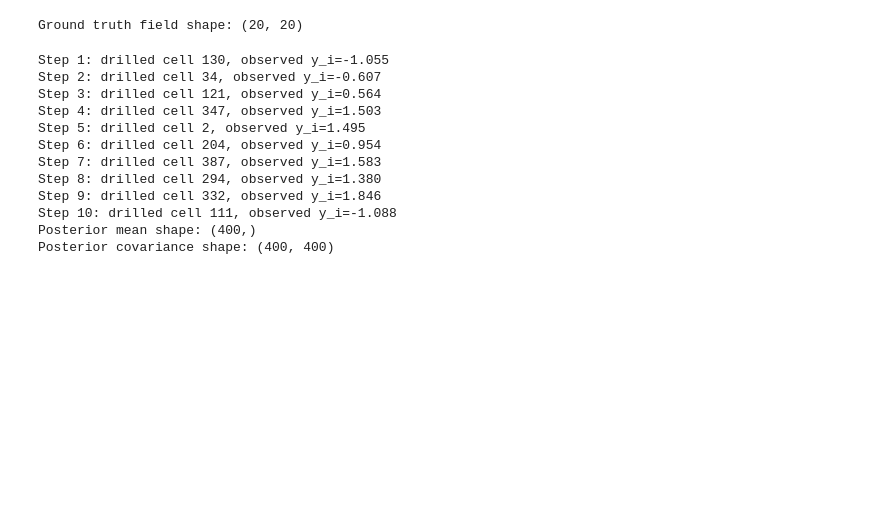
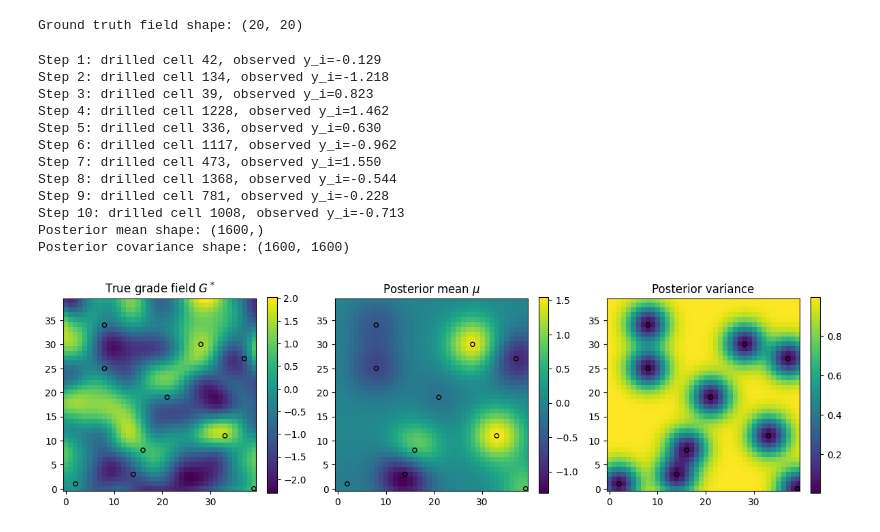
Before and after one commit to nicozez/GeoStats, a Jupyter notebook: 2dgrid_GP.ipynb, the cells around one changed output. Saved outputs shown, nothing was run; the diff lists cells and outputs as text; code cells hidden in the pictures; blank space fills up the shorter version.

```diff
--- a/2dgrid_GP.ipynb
+++ b/2dgrid_GP.ipynb
@@ -12,12 +13,6 @@ g_cut = 0.0
 v_val = 1.0
 c_d = 0.05
 sigma_noise = 0.05
-# %%
-def rbf_kernel(X1, X2, lengthscale=0.2, variance=1.0):
-    # squared Euclidean distance
-    dists = np.sum(X1**2, axis=1)[:, None] + np.sum(X2**2, axis=1)[None, :] - 2 * X1 @ X2.T
-    return variance * np.exp(-0.5 * dists / (lengthscale**2))
-K_full = rbf_kernel(X_grid, X_grid, lengthscale=0.25, variance=1.0)
 # %%
 #generate ground truth...
 import numpy as np
@@ -85,14 +80,14 @@ def sample_posterior(mu, Sigma, jitter=1e-6):
     return mu + L @ z
 # %%
 #main
-N = 20
+N = 40
 coords_1d = np.linspace(0.0, 1.0, N)
 X_grid = np.array([(x, y) for x in coords_1d for y in coords_1d])
 n_points = X_grid.shape[0]
-K_full = gaussian(X_grid, X_grid, lengthscale=0.25, variance=1.0)
+K_full = gaussian(X_grid, X_grid, length=0.1, variance=1.0)
 
 # sample from the hidden body
-G_true = sample_ground_truth(X_grid, lengthscale=0.25, variance=1.0)
+G_true = sample_ground_truth(X_grid, length=0.1, variance=1.0)
 mu = np.zeros(n_points)  #0
 Sigma = K_full.copy()     #spatial correlation, gaussian normal
 
@@ -117,15 +112,52 @@ for t in range(B):
 print("Posterior mean shape:", mu.shape)
 print("Posterior covariance shape:", Sigma.shape)
 # %% [output]
-Step 1: drilled cell 130, observed y_i=-1.055
-Step 2: drilled cell 34, observed y_i=-0.607
-Step 3: drilled cell 121, observed y_i=0.564
-Step 4: drilled cell 347, observed y_i=1.503
-Step 5: drilled cell 2, observed y_i=1.495
-Step 6: drilled cell 204, observed y_i=0.954
-Step 7: drilled cell 387, observed y_i=1.583
-Step 8: drilled cell 294, observed y_i=1.380
-Step 9: drilled cell 332, observed y_i=1.846
-Step 10: drilled cell 111, observed y_i=-1.088
-Posterior mean shape: (400,)
-Posterior covariance shape: (400, 400)
+Step 1: drilled cell 42, observed y_i=-0.129
+Step 2: drilled cell 134, observed y_i=-1.218
+Step 3: drilled cell 39, observed y_i=0.823
+Step 4: drilled cell 1228, observed y_i=1.462
+Step 5: drilled cell 336, observed y_i=0.630
+Step 6: drilled cell 1117, observed y_i=-0.962
+Step 7: drilled cell 473, observed y_i=1.550
+Step 8: drilled cell 1368, observed y_i=-0.544
+Step 9: drilled cell 781, observed y_i=-0.228
+Step 10: drilled cell 1008, observed y_i=-0.713
+Posterior mean shape: (1600,)
+Posterior covariance shape: (1600, 1600)
+# %%
+#plot grid so we can see...
+
+G_true_grid = G_true.reshape(N, N)
+mu_grid = mu.reshape(N, N)
+var_grid = np.diag(Sigma).reshape(N, N)
+
+# coordinates of drilled cells (for scatter)
+drilled_coords = np.array([divmod(i, N) for i in drilled_indices])  # (row, col) pairs
+
+fig, axes = plt.subplots(1, 3, figsize=(12, 4))
+
+# panel 1: hidden true ore body
+im0 = axes[0].imshow(G_true_grid, origin="lower")
+axes[0].set_title("True grade field $G^*$")
+plt.colorbar(im0, ax=axes[0], fraction=0.046)
+
+# panel 2: posterior mean after drilling
+im1 = axes[1].imshow(mu_grid, origin="lower")
+axes[1].set_title("Posterior mean $\mu$")
+plt.colorbar(im1, ax=axes[1], fraction=0.046)
+
+# panel 3: posterior variance
+im2 = axes[2].imshow(var_grid, origin="lower")
+axes[2].set_title("Posterior variance")
+plt.colorbar(im2, ax=axes[2], fraction=0.046)
+
+# overlay drill locations on each panel
+for ax in axes:
+    if len(drilled_coords) > 0:
+        ax.scatter(drilled_coords[:,1], drilled_coords[:,0],
+                   s=20, edgecolor="k", facecolor="none")  # (col, row)
+
+plt.tight_layout()
+plt.show()
+# %% [output]
+[figure, added]
```
Also changed, not shown: parts of 9 cells of this notebook.
